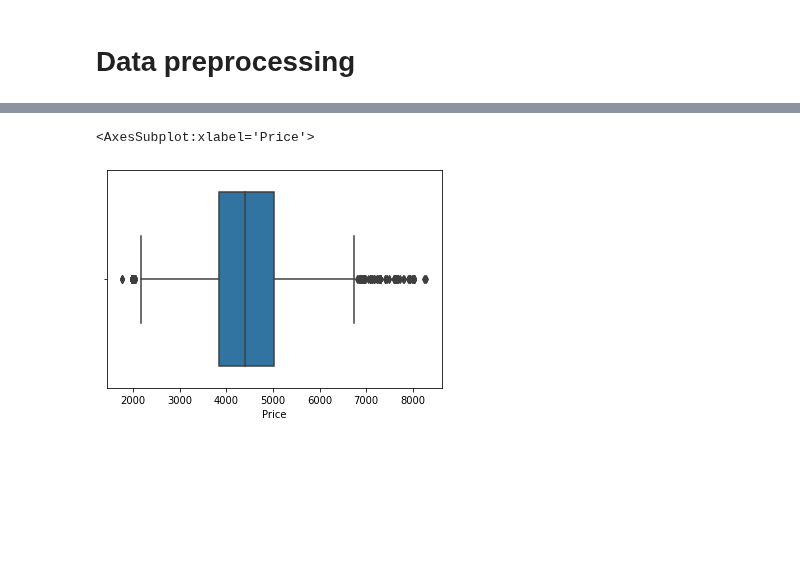
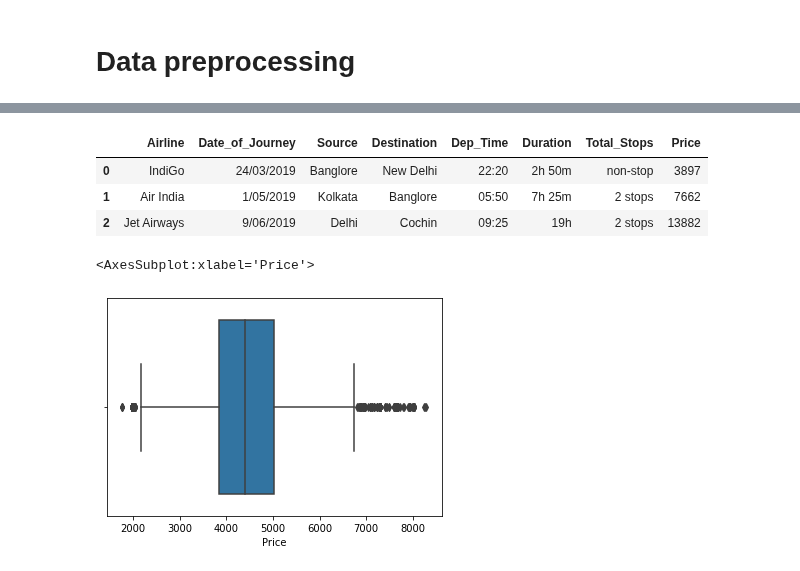
Before and after one commit to AnupamMisra/Data-science-projects, a Jupyter notebook: Flight_price/Code/notebook.ipynb, the cells around one changed output, grey strips where cells are left out. Cells and saved outputs as stored; diff of their text form; code cells hidden in the pictures; blank space fills up the shorter version.

```diff
--- a/Flight_price/Code/notebook.ipynb
+++ b/Flight_price/Code/notebook.ipynb
@@ -148,0 +182,19 @@ X,y=preprocess(df)
+# %%
+df.drop(['Additional_Info','Arrival_Time','Route'],axis=1,inplace=True)
+# %%
+from sklearn.base import TransformerMixin, BaseEstimator
+class date_splitter(BaseEstimator,TransformerMixin):
+    def __init__(self,Date_of_Journey):
+        self.Date_of_Journey=Date_of_Journey
+
+    def fit(self,X,y=None):
+        return self
+
+    def transform(self,X,y=None):
+        X['Date_of_Journey'] = X['Date_of_Journey'].apply(lambda x: dt.strptime(str(x), '%d/%m/%Y'))
+        X['Day of month'] = X.Date_of_Journey.apply(lambda x: x.strftime("%d")).astype(int)
+        X['Day of week'] = X.Date_of_Journey.apply(lambda x: x.strftime("%w")).astype(int)
+        X['Month of year'] = X.Date_of_Journey.apply(lambda x: x.strftime("%m")).astype(int)
+        X['Day of year'] = X.Date_of_Journey.apply(lambda x: x.timetuple().tm_yday)
+
+        return X[['Day of month','Day of week','Month of year','Day of year']].values
@@ -148,0 +209,8 @@ X,y=preprocess(df)
+# %%
+from sklearn.pipeline import Pipeline
+pp=Pipeline(
+    steps=[
+     ('cc',date_splitter(['Date_of_Journey']))
+    ]
+
+)
@@ -148,0 +219,2 @@ X,y=preprocess(df)
+# %%
+pp.fit(df)
@@ -149,3 +233,10 @@ X,y=preprocess(df)
+# %%
+df.head(3)
+# %% [output]
+|  | Airline | Date_of_Journey | Source | Destination | Dep_Time | Duration | Total_Stops | Price |
+| 0 | IndiGo | 24/03/2019 | Banglore | New Delhi | 22:20 | 2h 50m | non-stop | 3897 |
+| 1 | Air India | 1/05/2019 | Kolkata | Banglore | 05:50 | 7h 25m | 2 stops | 7662 |
+| 2 | Jet Airways | 9/06/2019 | Delhi | Cochin | 09:25 | 19h | 2 stops | 13882 |
 # %%
 sns.boxplot(y)
 # %% [output]
```
Also changed, not shown: parts of 10 cells of this notebook.
